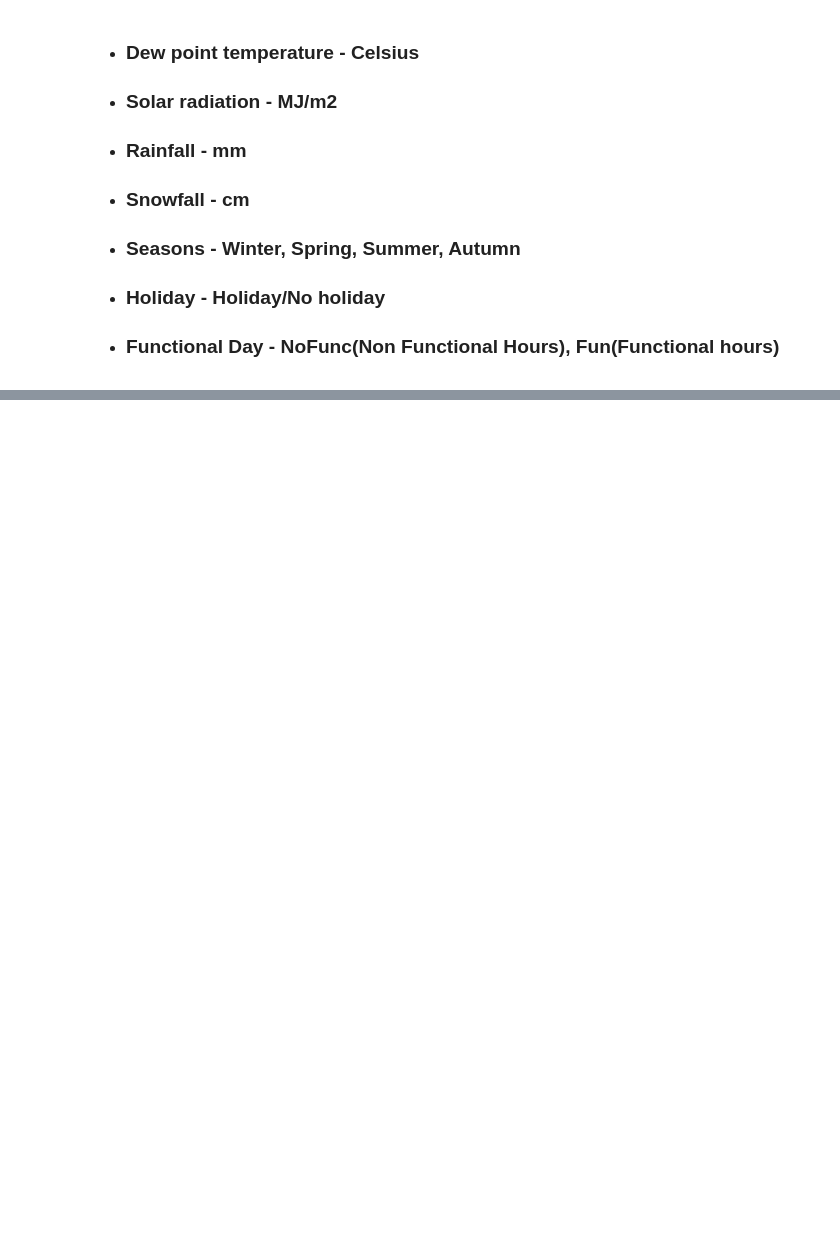
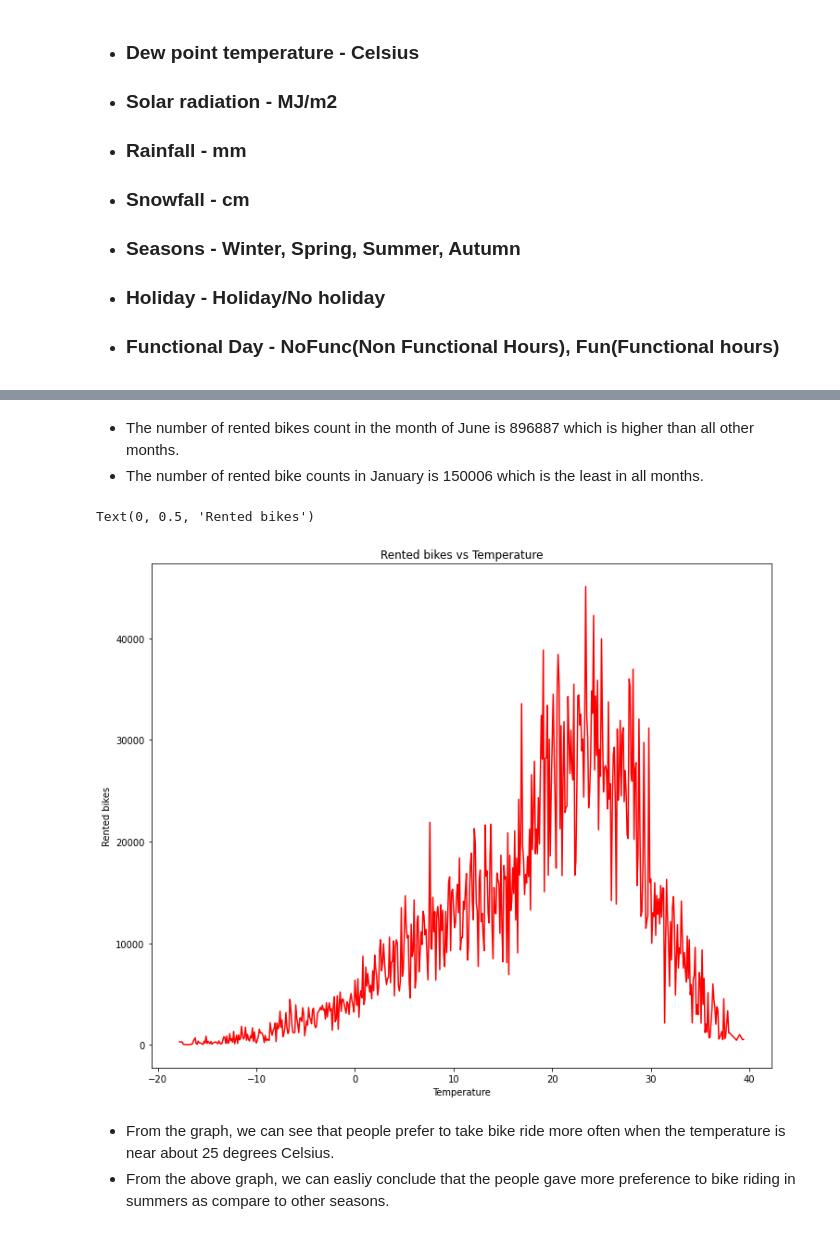
Before and after one commit to rohit-1026/Bike-Sharing-Demand-Prediction, a Jupyter notebook: Bike_Sharing_Demand_Prediction_Capstone_Project.ipynb, the cells around one changed output, grey strips where cells are left out. Cells and saved outputs as stored; diff of their text form; code cells hidden in the pictures; blank space fills up the shorter version.

```diff
--- a/Bike_Sharing_Demand_Prediction_Capstone_Project.ipynb
+++ b/Bike_Sharing_Demand_Prediction_Capstone_Project.ipynb
@@ -2009,0 +276,18 @@ Rented Bike Count is very much dependent :-
+# %% [markdown]
+
+
+*   The number of rented bikes count in the month of June is 896887 which is higher than all other months.
+*   The number of rented bike counts in January is 150006 which is the least in all months.
+# %%
+# Plot the graph between the temperature and rented bike counts
+tem_rent=bike_df.groupby('Temperature(°C)')['Rented Bike Count'].sum()
+tem_rent.plot(color='r',figsize=(12, 10))
+plt.title('Rented bikes vs Temperature')
+plt.xlabel('Temperature')
+plt.ylabel('Rented bikes')
+# %% [output]
+Text(0, 0.5, 'Rented bikes')
+[figure, added]
+# %% [markdown]
+*   From the graph, we can see that people prefer to take bike ride more often when the temperature is near about 25 degrees Celsius.
+*   From the above graph, we can easliy conclude that the people gave more preference to bike riding in summers as compare to other seasons.
```
Also changed, not shown: parts of 423 cells of this notebook.
